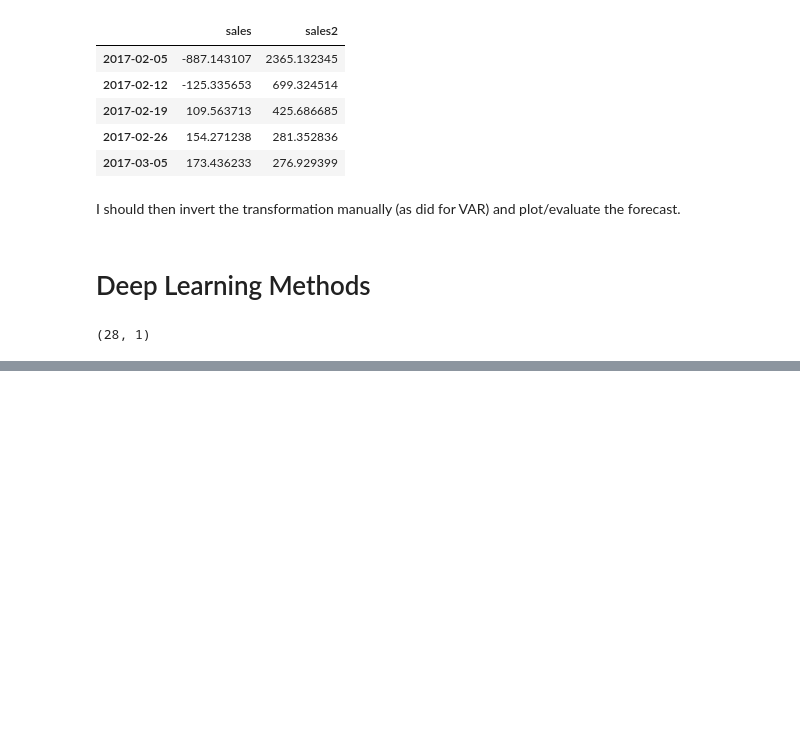
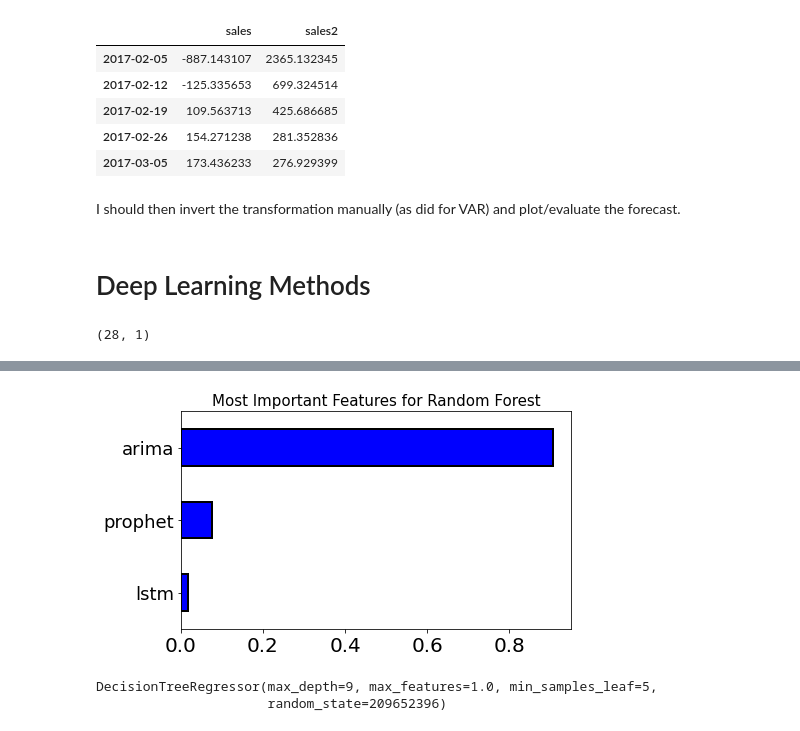
Before and after one commit to federicofrancone94/Store-Sales---Time-Series-Forecasting, a Jupyter notebook: ts_models_02_12_21.ipynb, the cells around one changed output, grey strips where cells are left out. Drawn from its saved outputs; the diff is of its cells as text; code cells hidden in the pictures; blank space fills up the shorter version.

```diff
--- a/ts_models_02_12_21.ipynb
+++ b/ts_models_02_12_21.ipynb
@@ -67,6 +74,11 @@ def nice_plotting(title ='', xlabel='', ylabel='', new_fig= False , figsize= (10
     plt.ylabel(ylabel, color= 'xkcd:pale red', fontsize= 14, fontweight= 'bold')
     plt.xticks(fontsize=12, color= 'xkcd:cadet blue')
     plt.yticks(fontsize=12, color= 'xkcd:cadet blue')
+
+## Defining my own MAPE, as sklearn one does not work correctly
+def MAPE(y_true, y_pred):
+    y_true, y_pred = np.array(y_true), np.array(y_pred)
+    return 100* np.mean(np.abs(y_true - y_pred)/ (y_true) )
 # %% [markdown]
 #### Reading Data
 # %%
@@ -2039,0 +2231,23 @@ https://towardsdatascience.com/state-space-model-and-kalman-filter-for-time-seri
+# %%
+rf= RandomForestRegressor(n_estimators= 10, criterion= 'mse', max_depth= 5, random_state=0)
+
+param_rf= {
+    "criterion": ['mse'],
+    "n_estimators" : [1],     ### getting only a Decision Tree
+    "min_samples_leaf": [5, 10, 30],
+     "max_depth": [3, 6, 9, 15, 30],
+     "max_features": [1.0]   #recent studies have shown that in regression is better considering all features at each split
+                    }
+# %%
+# https://scikit-learn.org/stable/modules/model_evaluation.html#scoring-parameter
+
+best_reg_rf = run_model_CV(rf,
+                 scaled_train,
+                 scaled_val,
+                 y_train,
+                 y_val,
+                 param_grid= param_rf,
+                 verbose=1,
+                 cv=3,
+                 n_jobs=None,
+                 cv_metric= 'neg_mean_absolute_error') #‘neg_mean_absolute_percentage_error’
@@ -2039,0 +2286,15 @@ https://towardsdatascience.com/state-space-model-and-kalman-filter-for-time-seri
+# %%
+## Feature importance according mean decrease in variance averaging all the splits for each feature
+
+feats_imp_rf= plot_feat_imp_adj(best_reg_rf, scaled_train, scaled_val, is_grid= True,
+                     color='b', figsize=True, show=True)
+# %% [output]
+[figure, added]
+# %%
+## getting the tree
+
+dec_tree = best_reg_rf.best_estimator_.estimators_[0]
+dec_tree
+# %% [output]
+DecisionTreeRegressor(max_depth=9, max_features=1.0, min_samples_leaf=5,
+                      random_state=209652396)
```
Also changed, not shown: parts of 153 cells of this notebook.
